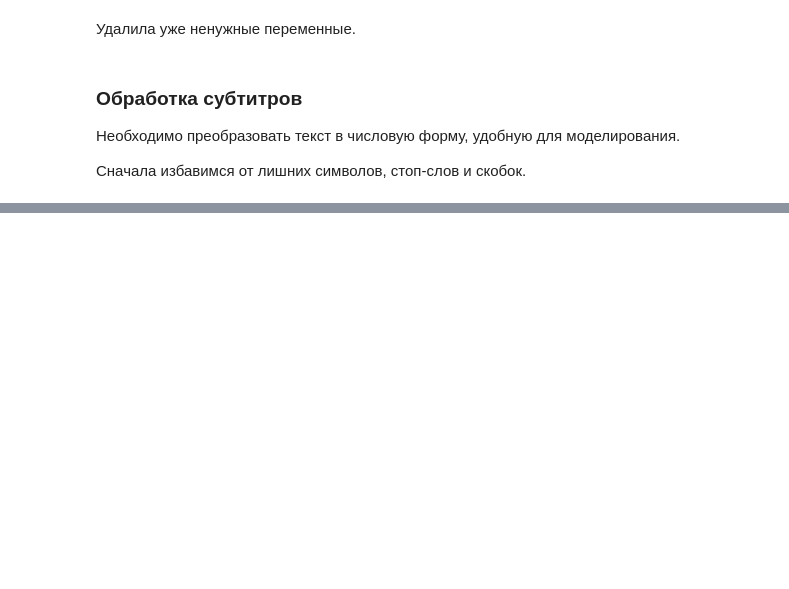
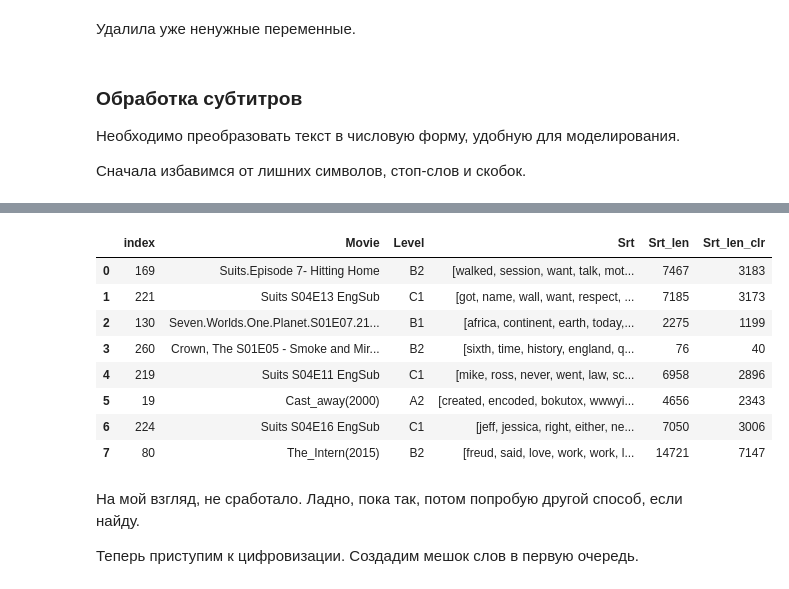
Before and after one commit to maria-smiles/master2, a Jupyter notebook: M2v1.ipynb, the cells around one changed output, grey strips where cells are left out. Cells and saved outputs as stored; diff of their text form; code cells hidden in the pictures; blank space fills up the shorter version.

```diff
--- a/M2v1.ipynb
+++ b/M2v1.ipynb
@@ -401,0 +503,29 @@ del df_1, df_2, df_3, df_2_3, df_all
+# %%
+
+
+stemmer = WordNetLemmatizer()
+# %%
+def lemmatise_srt(Sr):
+    for itm in range(len(Sr)):
+        line = Sr[itm]
+        line = [stemmer.lemmatize(w) for w in line]
+        Sr[itm] = line
+    return Sr
+# %%
+df['Srt'] = lemmatise_srt(df['Srt'])
+# %%
+df.head(8)
+# %% [output]
+|  | index | Movie | Level | Srt | Srt_len | Srt_len_clr |
+| 0 | 169 | Suits.Episode 7- Hitting Home | B2 | [walked, session, want, talk, mot... | 7467 | 3183 |
+| 1 | 221 | Suits S04E13 EngSub | C1 | [got, name, wall, want, respect, ... | 7185 | 3173 |
+| 2 | 130 | Seven.Worlds.One.Planet.S01E07.21... | B1 | [africa, continent, earth, today,... | 2275 | 1199 |
+| 3 | 260 | Crown, The S01E05 - Smoke and Mir... | B2 | [sixth, time, history, england, q... | 76 | 40 |
+| 4 | 219 | Suits S04E11 EngSub | C1 | [mike, ross, never, went, law, sc... | 6958 | 2896 |
+| 5 | 19 | Cast_away(2000) | A2 | [created, encoded, bokutox, wwwyi... | 4656 | 2343 |
+| 6 | 224 | Suits S04E16 EngSub | C1 | [jeff, jessica, right, either, ne... | 7050 | 3006 |
+| 7 | 80 | The_Intern(2015) | B2 | [freud, said, love, work, work, l... | 14721 | 7147 |
+# %% [markdown]
+На мой взгляд, не сработало. Ладно, пока так, потом попробую другой способ, если найду.
+
+Теперь приступим к цифровизации. Создадим мешок слов в первую очередь.
```
Also changed, not shown: parts of 19 cells of this notebook.
